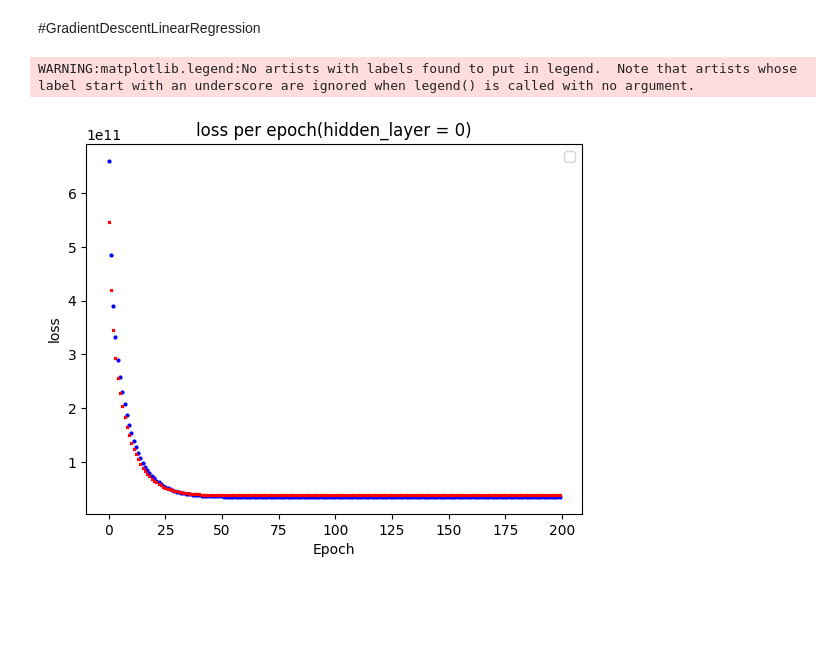
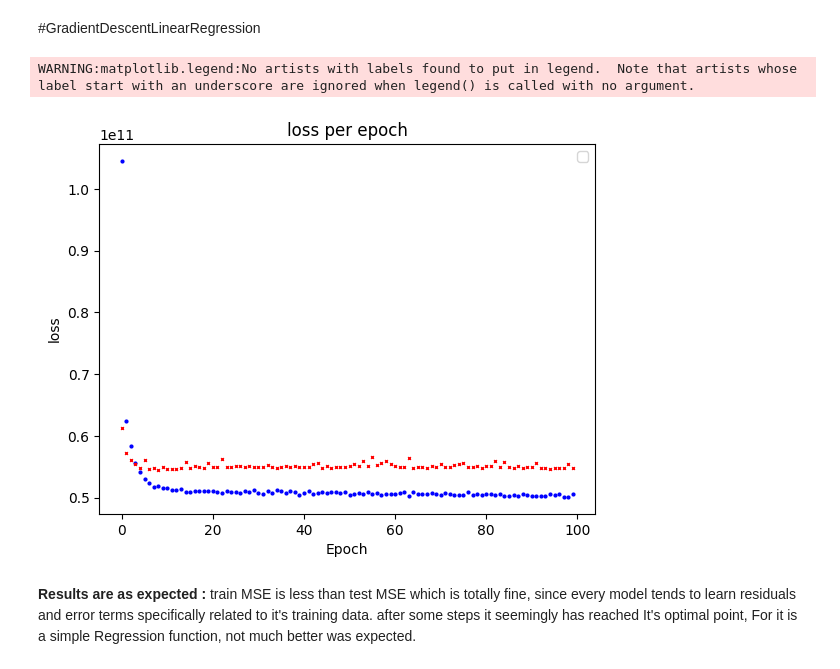
Before and after one commit to AAhmadS/convex_opt, a Jupyter notebook: convexOpt.ipynb, the cells around one changed output. Cells and saved outputs as stored; diff of their text form; code cells hidden in the pictures; blank space fills up the shorter version.

```diff
--- a/convexOpt.ipynb
+++ b/convexOpt.ipynb
@@ -77,7 +79,7 @@ data.head(10)
 # %% [markdown]
 #Plot distribution of price within each categorical data
 # %%
-for x in ["age","bathrooms","place"] :
+for x in ["age","bathrooms","place","bedrooms"] :
   data2 = data[["price",x]].groupby(by=x).mean()
 
   courses = list(data2.index)
@@ -188,25 +208,50 @@ SGD(X,y,w,b,0.01)
 #GradientDescentLinearRegression
 # %%
 class GradientDescentLinearRegression:
-    def __init__(self, learning_rate=0.001, epoch=1000,batch_size =64):
-        self.learning_rate, self.epoch, self.batch= learning_rate, epoch, batch_size
+  #in the _inti_ function, we initialize batch_size, epoch  and learning rate
+    def __init__(self, learning_rate=0.001, epoch=1000,batch_size = 64):
+        self.learning_rate, self.epoch, self.batch = learning_rate, epoch, batch_size
+        self.batch_split = 0
 
+  #this function is called when we want to train the model
     def fit(self, X, y,X_test,Y_test):
+
+  #first we turn inputs from dataframe and list into np array objects
         x_test, y_test = X_test.to_numpy(), np.array(Y_test).reshape((-1,1))
+
+  #initialising bias and weights, weights are chosen from mean 0 and variance matrix equivilant to I
         self.b = 1
         self.w = np.random.randn(X.shape[1],1)
         n = X.shape[0]
+        self.batch_split = int(n/self.batch)
+
+  #the two lists are to be returned in the output
         losses = []
         test_losses = []
+
+  #we start each step
         for e in range(self.epoch):
+
+  #this function returns batched indices, we will use these to get subsets of data for each SGD updata
           batch_ind = self.batched(n)
           total_loss = 0
+
+  #we start loop on each pack of data
           for b in batch_ind:
+
+  #since SGD works with numpy obj, we first batch the data and then turn them into np objs
             X_t,y_t = X.iloc[b].to_numpy(), np.array(pd.DataFrame(y).iloc[b]).reshape((-1,1))
+
+  #updating weights
             self.w, self.b,loss = SGD(X_t, y_t, self.w, self.b, self.learning_rate)
+
+  #summing up loss
             total_loss+=loss * len(y_t)
+
+  #now its time to calculate loss within train data
           losses.append(total_loss / len(y))
 
+  #calculating the test data loss using the SGD, for ease of computation
           _,_,test_loss = SGD(x_test, y_test, self.w, self.b, self.learning_rate)
           test_losses.append(test_loss)
 
@@ -216,13 +261,14 @@ class GradientDescentLinearRegression:
         X.to_numpy()
         return X@self.w + self.b
 
+  #this function shuffles a list of indices, turns them into batches and gives them back
     def batched(self,leng):
       random_list = np.arange(leng)
       np.random.shuffle(random_list)
       batches_ind = []
-      for ind in range(0,self.batch):
-        beg_ind = int(ind*leng/self.batch)
-        end_ind = int((ind+1)*leng/self.batch)
+      for ind in range(0,self.batch_split):
+        beg_ind = ind * self.batch
+        end_ind = min((ind+1) * self.batch,leng)
         batches_ind.append(random_list[beg_ind:end_ind])
       return batches_ind
 # %%
@@ -230,21 +276,25 @@ X = train_data[["size","bedrooms","bathrooms","age","Tehran","Esfehan","Yazd","S
 y = train_data['price']
 X_test = test_data[["size","bedrooms","bathrooms","age","Tehran","Esfehan","Yazd","Shiraz","Tabriz"]]
 y_test = test_data['price']
-GDLR = GradientDescentLinearRegression(0.01,200,4)
+GDLR = GradientDescentLinearRegression(0.001,100,4)
 losses, t_losses = GDLR.fit(X,y,X_test,y_test)
 # %%
 train_label = "train_loss"
 test_label = "test_loss"
 X = np.arange(len(losses))
 y1 = losses
 y2 = t_losses
 plt.plot(X,y1,'bo',linewidth =1 , markersize = 2)
 plt.plot(X,y2,'rx',linewidth =1 , markersize = 2)
-plt.title("loss per epoch(hidden_layer = 0)")
+plt.title("loss per epoch")
 plt.xlabel("Epoch")
 plt.ylabel("loss")
 plt.legend()
 plt.show()
 # %% [output]
 WARNING:matplotlib.legend:No artists with labels found to put in legend.  Note that artists whose label start with an underscore are ignored when legend() is called with no argument.
-[figure, old version]
+[figure, new version]
+# %% [markdown]
+**Results are as expected :**
+train MSE is less than test MSE which is totally fine, since every model tends to learn residuals and error terms specifically related to it's training data.
+after some steps it seemingly has reached It's optimal point, For it is a simple Regression function, not much better was expected.
```
Also changed, not shown: parts of 11 cells of this notebook.
